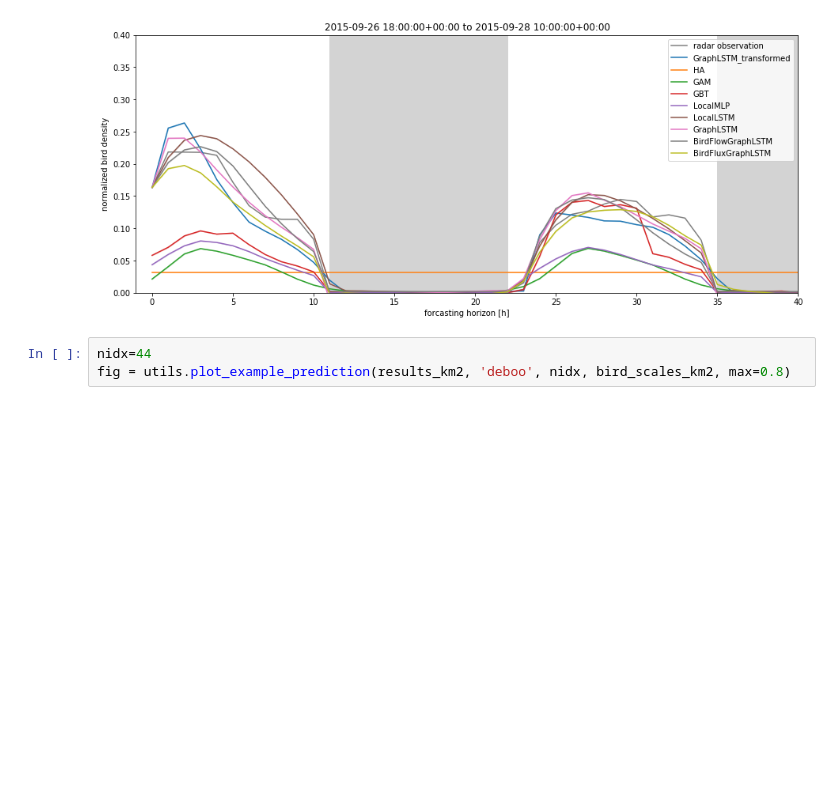
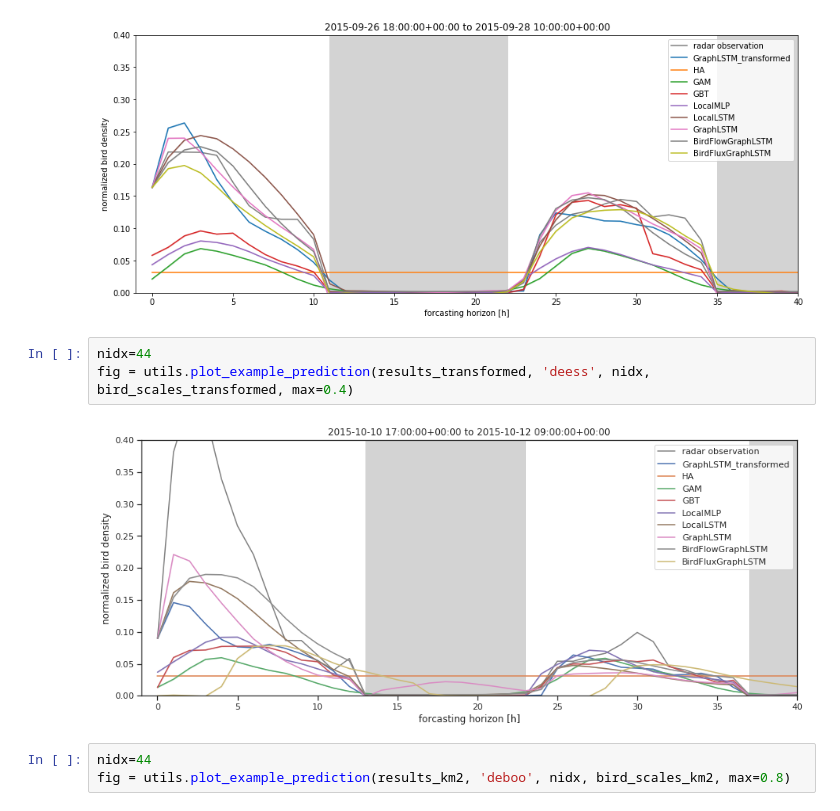
Before and after one commit to FionaLippert/birdMigration, a Jupyter notebook: notebooks/model_performance_radar.ipynb, the cells around one changed output. Drawn from its saved outputs; the diff is of its cells as text; blank space fills up the shorter version.

```diff
--- a/notebooks/model_performance_radar.ipynb
+++ b/notebooks/model_performance_radar.ipynb
@@ -310,6 +314,11 @@ nidx=30
 fig = utils.plot_example_prediction(results_transformed, 'defld', nidx, bird_scales_transformed, max=0.4)
 # %% [output]
 [figure]
+# %%
+nidx=44
+fig = utils.plot_example_prediction(results_transformed, 'deess', nidx, bird_scales_transformed, max=0.4)
+# %% [output]
+[figure, added]
 # %%
 nidx=44
 fig = utils.plot_example_prediction(results_km2, 'deboo', nidx, bird_scales_km2, max=0.8)
```
Also changed, not shown: parts of 3 cells of this notebook, 1 other file.
